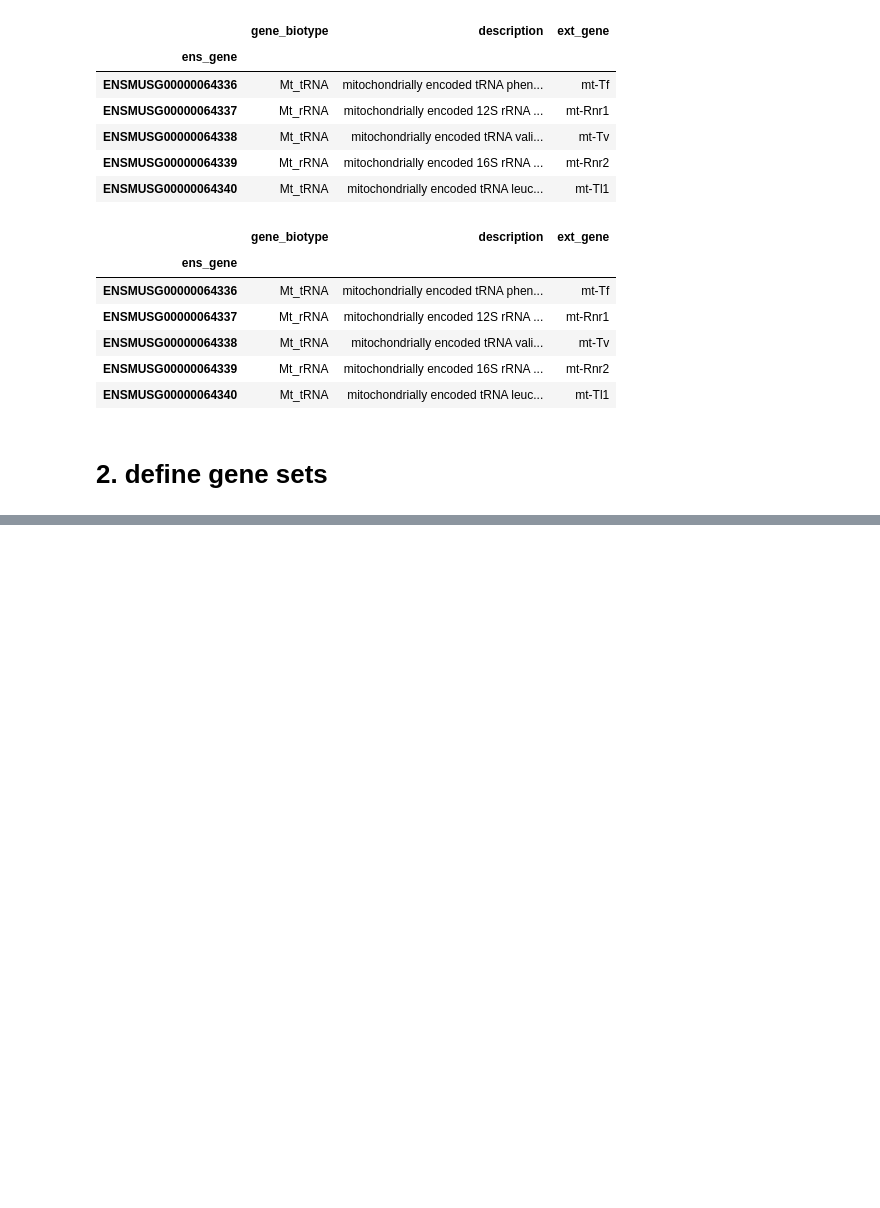
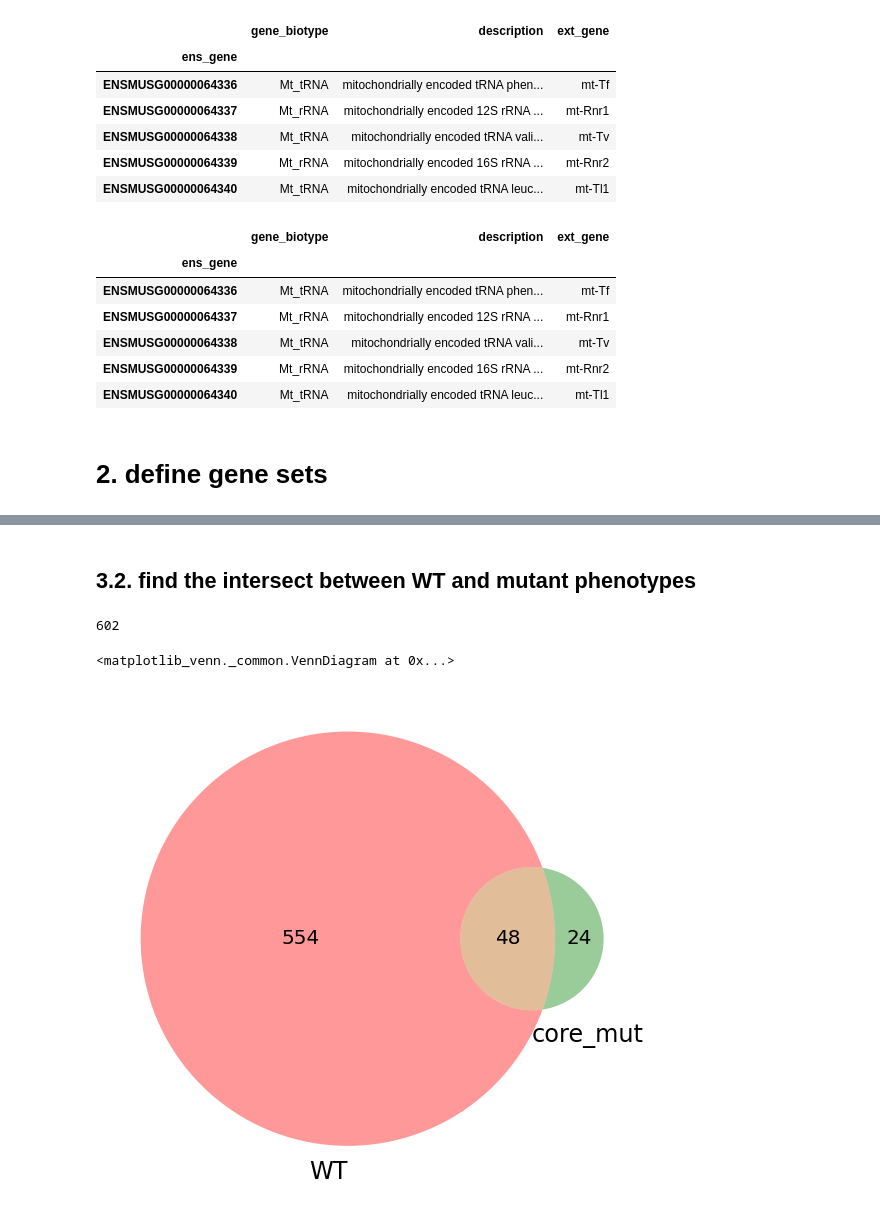
Before and after one commit to adelomana/reynisfjara, a Jupyter notebook: differential_expression/DESeq2 DEG set filter.ipynb, the cells around one changed output, grey strips where cells are left out. Drawn from its saved outputs; the diff is of its cells as text; code cells hidden in the pictures; blank space fills up the shorter version.

```diff
--- a/differential_expression/DESeq2 DEG set filter.ipynb
+++ b/differential_expression/DESeq2 DEG set filter.ipynb
@@ -221,0 +255,19 @@ working with mouse a3922 and trend up
+# %% [markdown]
+## 3.2. find the intersect between WT and mutant phenotypes
+# %%
+# up
+trend = 'up'
+mouse = 'a3922'
+all_degs = []
+
+results_table_file = results_table_dir + 'deseq2_' + mouse + '_' + trend + '.tsv'
+df = pandas.read_csv(results_table_file, sep='\t', index_col=0)
+wt_up = set(df.index.to_list())
+print(len(wt_up))
+
+# Venn diagram
+matplotlib_venn.venn2([wt_up, set(core_mut_up)], set_labels=('WT', 'core_mut'))
+# %% [output]
+602
+<matplotlib_venn._common.VennDiagram at 0x...>
+[figure, added]
```
Also changed, not shown: parts of 27 cells of this notebook.
